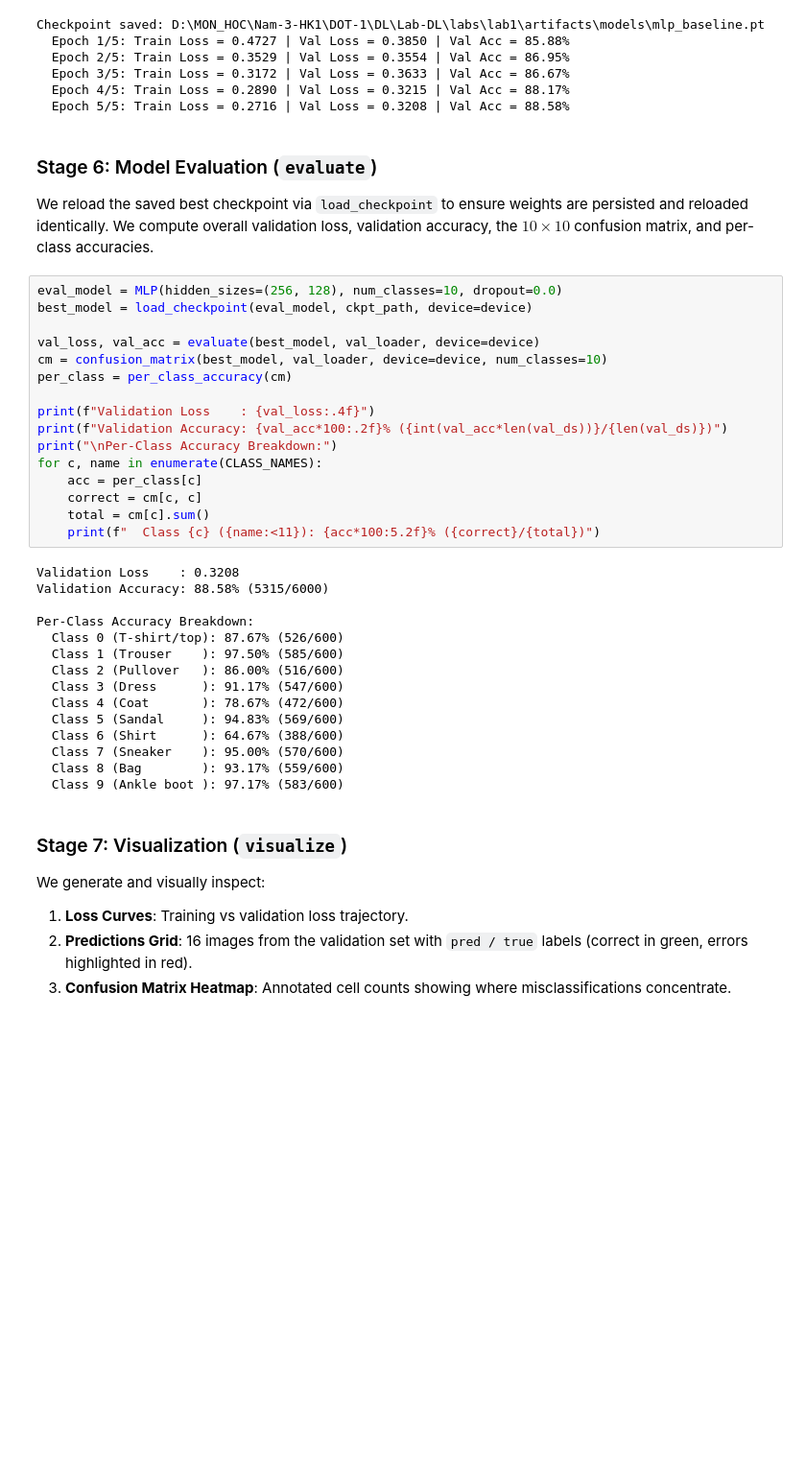
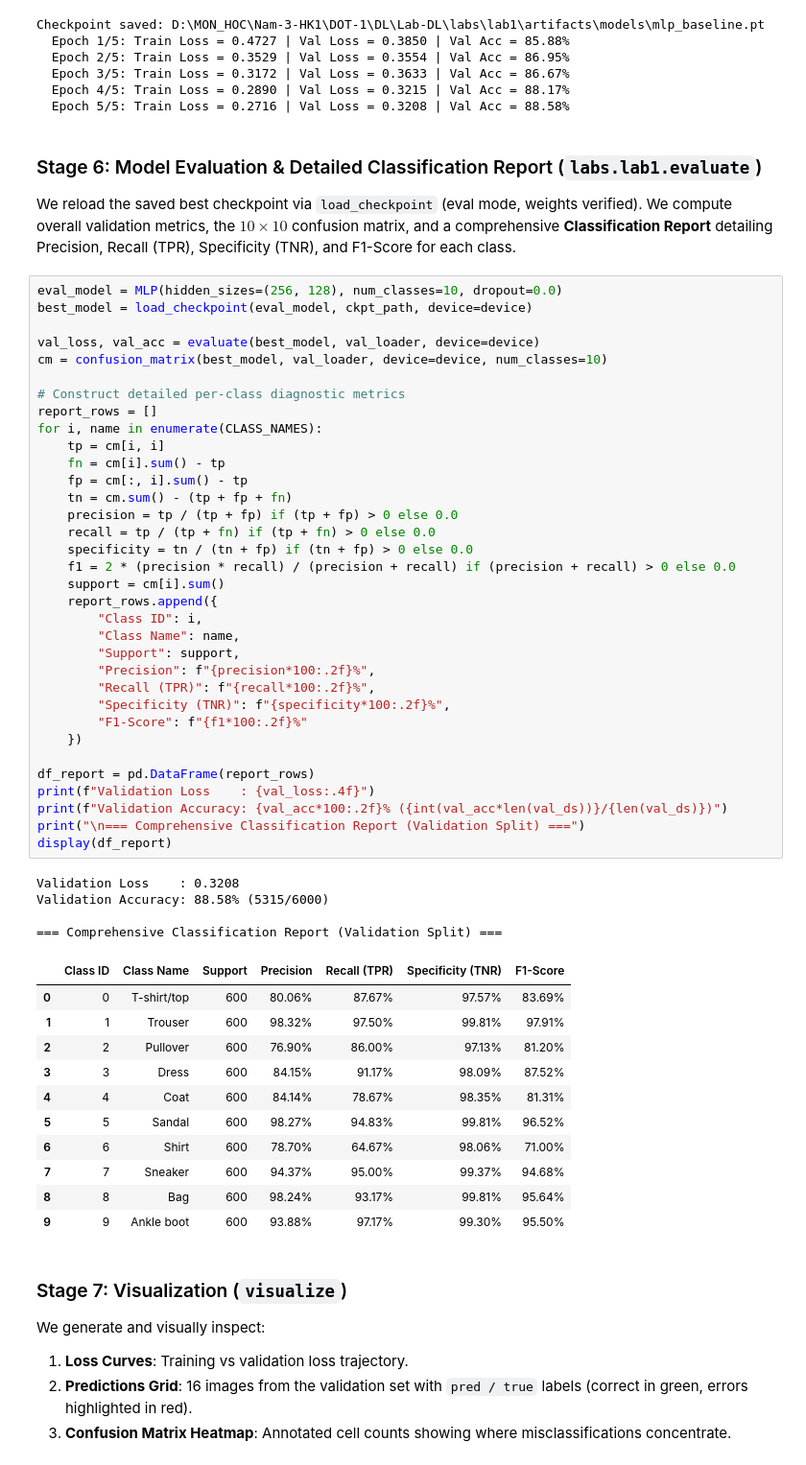
Before and after one commit to pptthu/Lab-DL, a Jupyter notebook: labs/lab1/notebook/lab1_presentation.ipynb, the cells around one changed output. Shown at 96% size. Saved outputs shown, nothing was run; the diff lists cells and outputs as text; blank space fills up the shorter version.

```diff
--- a/labs/lab1/notebook/lab1_presentation.ipynb
+++ b/labs/lab1/notebook/lab1_presentation.ipynb
@@ -213,39 +241,58 @@ Checkpoint saved: D:\MON_HOC\Nam-3-HK1\DOT-1\DL\Lab-DL\labs\lab1\artifacts\model
   Epoch 4/5: Train Loss = 0.2890 | Val Loss = 0.3215 | Val Acc = 88.17%
   Epoch 5/5: Train Loss = 0.2716 | Val Loss = 0.3208 | Val Acc = 88.58%
 # %% [markdown]
-### Stage 6: Model Evaluation (`evaluate`)
-We reload the saved best checkpoint via `load_checkpoint` to ensure weights are persisted and reloaded identically. We compute overall validation loss, validation accuracy, the $10 \times 10$ confusion matrix, and per-class accuracies.
+### Stage 6: Model Evaluation & Detailed Classification Report (`labs.lab1.evaluate`)
+We reload the saved best checkpoint via `load_checkpoint` (eval mode, weights verified). We compute overall validation metrics, the $10 \times 10$ confusion matrix, and a comprehensive **Classification Report** detailing Precision, Recall (TPR), Specificity (TNR), and F1-Score for each class.
 # %%
 eval_model = MLP(hidden_sizes=(256, 128), num_classes=10, dropout=0.0)
 best_model = load_checkpoint(eval_model, ckpt_path, device=device)
 
 val_loss, val_acc = evaluate(best_model, val_loader, device=device)
 cm = confusion_matrix(best_model, val_loader, device=device, num_classes=10)
-per_class = per_class_accuracy(cm)
 
+# Construct detailed per-class diagnostic metrics
+report_rows = []
+for i, name in enumerate(CLASS_NAMES):
+    tp = cm[i, i]
+    fn = cm[i].sum() - tp
+    fp = cm[:, i].sum() - tp
+    tn = cm.sum() - (tp + fp + fn)
+    precision = tp / (tp + fp) if (tp + fp) > 0 else 0.0
+    recall = tp / (tp + fn) if (tp + fn) > 0 else 0.0
+    specificity = tn / (tn + fp) if (tn + fp) > 0 else 0.0
+    f1 = 2 * (precision * recall) / (precision + recall) if (precision + recall) > 0 else 0.0
+    support = cm[i].sum()
+    report_rows.append({
+        "Class ID": i,
+        "Class Name": name,
+        "Support": support,
+        "Precision": f"{precision*100:.2f}%",
+        "Recall (TPR)": f"{recall*100:.2f}%",
+        "Specificity (TNR)": f"{specificity*100:.2f}%",
+        "F1-Score": f"{f1*100:.2f}%"
+    })
+
+df_report = pd.DataFrame(report_rows)
 print(f"Validation Loss    : {val_loss:.4f}")
 print(f"Validation Accuracy: {val_acc*100:.2f}% ({int(val_acc*len(val_ds))}/{len(val_ds)})")
-print("\nPer-Class Accuracy Breakdown:")
-for c, name in enumerate(CLASS_NAMES):
-    acc = per_class[c]
-    correct = cm[c, c]
-    total = cm[c].sum()
-    print(f"  Class {c} ({name:<11}): {acc*100:5.2f}% ({correct}/{total})")
+print("\n=== Comprehensive Classification Report (Validation Split) ===")
+display(df_report)
 # %% [output]
 Validation Loss    : 0.3208
 Validation Accuracy: 88.58% (5315/6000)
 
-Per-Class Accuracy Breakdown:
-  Class 0 (T-shirt/top): 87.67% (526/600)
-  Class 1 (Trouser    ): 97.50% (585/600)
-  Class 2 (Pullover   ): 86.00% (516/600)
-  Class 3 (Dress      ): 91.17% (547/600)
-  Class 4 (Coat       ): 78.67% (472/600)
-  Class 5 (Sandal     ): 94.83% (569/600)
-  Class 6 (Shirt      ): 64.67% (388/600)
-  Class 7 (Sneaker    ): 95.00% (570/600)
-  Class 8 (Bag        ): 93.17% (559/600)
-  Class 9 (Ankle boot ): 97.17% (583/600)
+=== Comprehensive Classification Report (Validation Split) ===
+|  | Class ID | Class Name | Support | Precision | Recall (TPR) | Specificity (TNR) | F1-Score |
+| 0 | 0 | T-shirt/top | 600 | 80.06% | 87.67% | 97.57% | 83.69% |
+| 1 | 1 | Trouser | 600 | 98.32% | 97.50% | 99.81% | 97.91% |
+| 2 | 2 | Pullover | 600 | 76.90% | 86.00% | 97.13% | 81.20% |
+| 3 | 3 | Dress | 600 | 84.15% | 91.17% | 98.09% | 87.52% |
+| 4 | 4 | Coat | 600 | 84.14% | 78.67% | 98.35% | 81.31% |
+| 5 | 5 | Sandal | 600 | 98.27% | 94.83% | 99.81% | 96.52% |
+| 6 | 6 | Shirt | 600 | 78.70% | 64.67% | 98.06% | 71.00% |
+| 7 | 7 | Sneaker | 600 | 94.37% | 95.00% | 99.37% | 94.68% |
+| 8 | 8 | Bag | 600 | 98.24% | 93.17% | 99.81% | 95.64% |
+| 9 | 9 | Ankle boot | 600 | 93.88% | 97.17% | 99.30% | 95.50% |
 # %% [markdown]
 ### Stage 7: Visualization (`visualize`)
 We generate and visually inspect:
```
Also changed, not shown: parts of 13 cells of this notebook.
